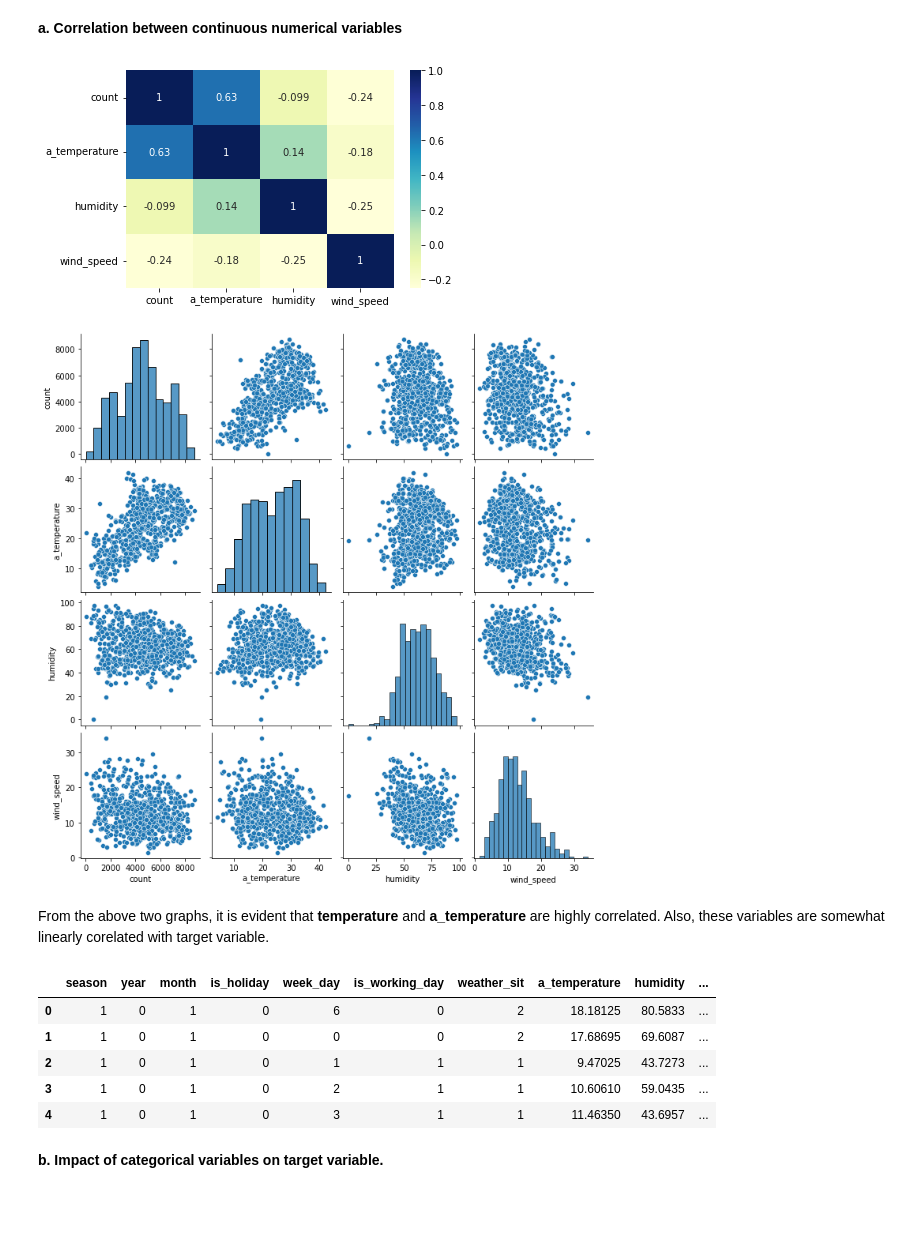
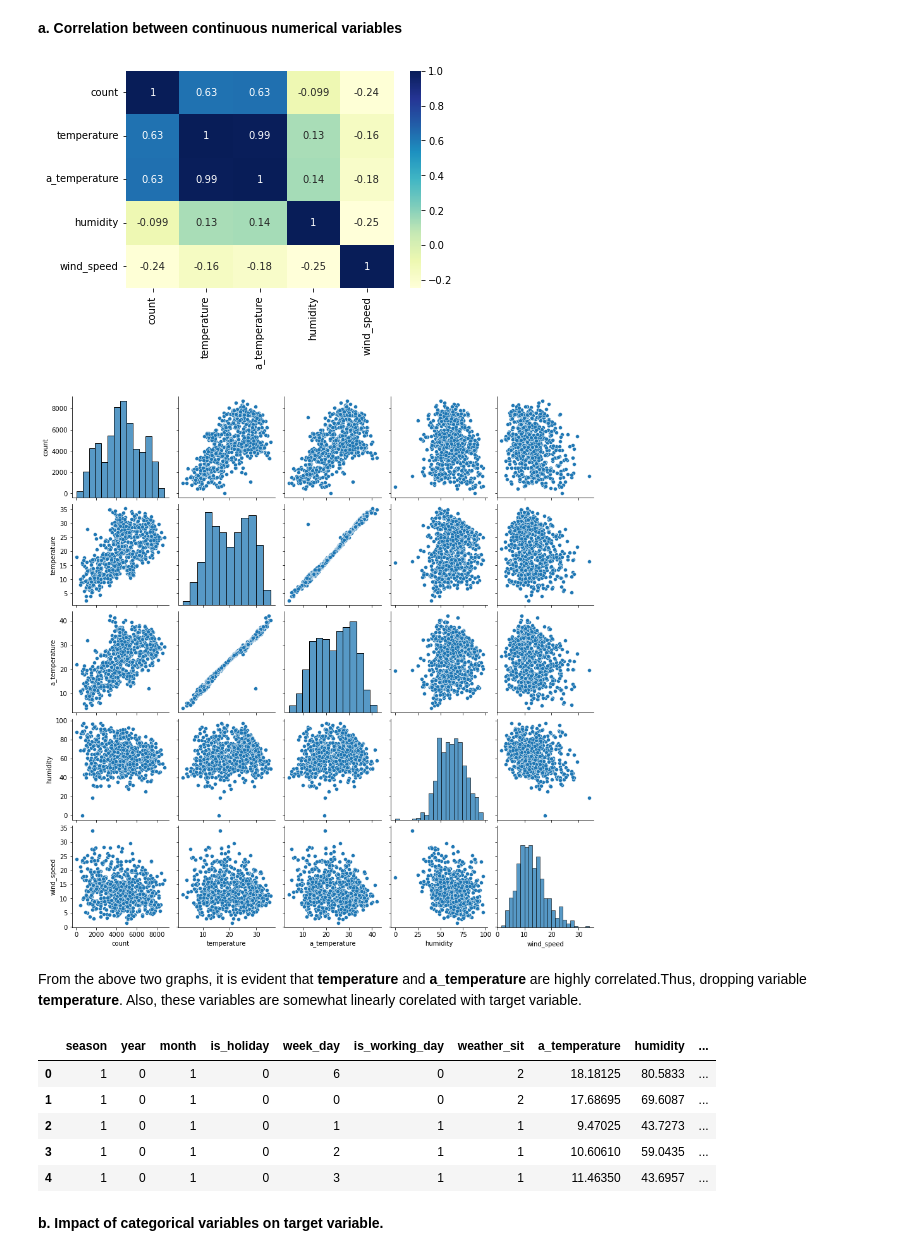
Before and after one commit to nazneenansari/BikeSharingDemandPrediction, a Jupyter notebook: BikeSharingDemandPrediction.ipynb, the cells around one changed output. Cells and saved outputs as stored; diff of their text form; code cells hidden in the pictures; blank space fills up the shorter version.

```diff
--- a/BikeSharingDemandPrediction.ipynb
+++ b/BikeSharingDemandPrediction.ipynb
@@ -185,27 +186,27 @@ bike_data.head()
 # %% [markdown]
 __a. Correlation between continuous numerical variables__
 # %%
-sns.heatmap(bike_data[['count', 'a_temperature', 'humidity','wind_speed']].corr(),annot=True, cmap='YlGnBu' )
+sns.heatmap(bike_data[['count', 'temperature', 'a_temperature', 'humidity','wind_speed']].corr(),annot=True, cmap='YlGnBu' )
 plt.show()
 # %% [output]
-[figure, old version]
+[figure, new version]
 # %%
-sns.pairplot(data=bike_data,vars=['count', 'a_temperature', 'humidity','wind_speed'])
+sns.pairplot(data=bike_data,vars=['count', 'temperature', 'a_temperature', 'humidity','wind_speed'])
 plt.show()
 # %% [output]
-[figure, old version]
+[figure, new version]
 # %% [markdown]
-From the above two graphs, it is evident that __temperature__ and __a_temperature__ are highly correlated. Also, these variables are somewhat linearly corelated with target variable.
+From the above two graphs, it is evident that __temperature__ and __a_temperature__ are highly correlated.Thus, dropping variable __temperature__. Also, these variables are somewhat linearly corelated with target variable.
-# %%
-bike_data.drop(['temperature'],axis = 1,inplace = True)
-bike_data.head()
-# %% [output]
-|  | season | year | month | is_holiday | week_day | is_working_day | weather_sit | a_temperature | humidity | ... |
-| 0 | 1 | 0 | 1 | 0 | 6 | 0 | 2 | 18.18125 | 80.5833 | ... |
-| 1 | 1 | 0 | 1 | 0 | 0 | 0 | 2 | 17.68695 | 69.6087 | ... |
-| 2 | 1 | 0 | 1 | 0 | 1 | 1 | 1 | 9.47025 | 43.7273 | ... |
-| 3 | 1 | 0 | 1 | 0 | 2 | 1 | 1 | 10.60610 | 59.0435 | ... |
-| 4 | 1 | 0 | 1 | 0 | 3 | 1 | 1 | 11.46350 | 43.6957 | ... |
+# %%
+bike_data.drop(['temperature'],axis = 1,inplace = True)
+bike_data.head()
+# %% [output]
+|  | season | year | month | is_holiday | week_day | is_working_day | weather_sit | a_temperature | humidity | ... |
+| 0 | 1 | 0 | 1 | 0 | 6 | 0 | 2 | 18.18125 | 80.5833 | ... |
+| 1 | 1 | 0 | 1 | 0 | 0 | 0 | 2 | 17.68695 | 69.6087 | ... |
+| 2 | 1 | 0 | 1 | 0 | 1 | 1 | 1 | 9.47025 | 43.7273 | ... |
+| 3 | 1 | 0 | 1 | 0 | 2 | 1 | 1 | 10.60610 | 59.0435 | ... |
+| 4 | 1 | 0 | 1 | 0 | 3 | 1 | 1 | 11.46350 | 43.6957 | ... |
 # %% [markdown]
 __b. Impact of categorical variables on target variable.__
 # %%
```
Also changed, not shown: parts of 89 cells of this notebook.
